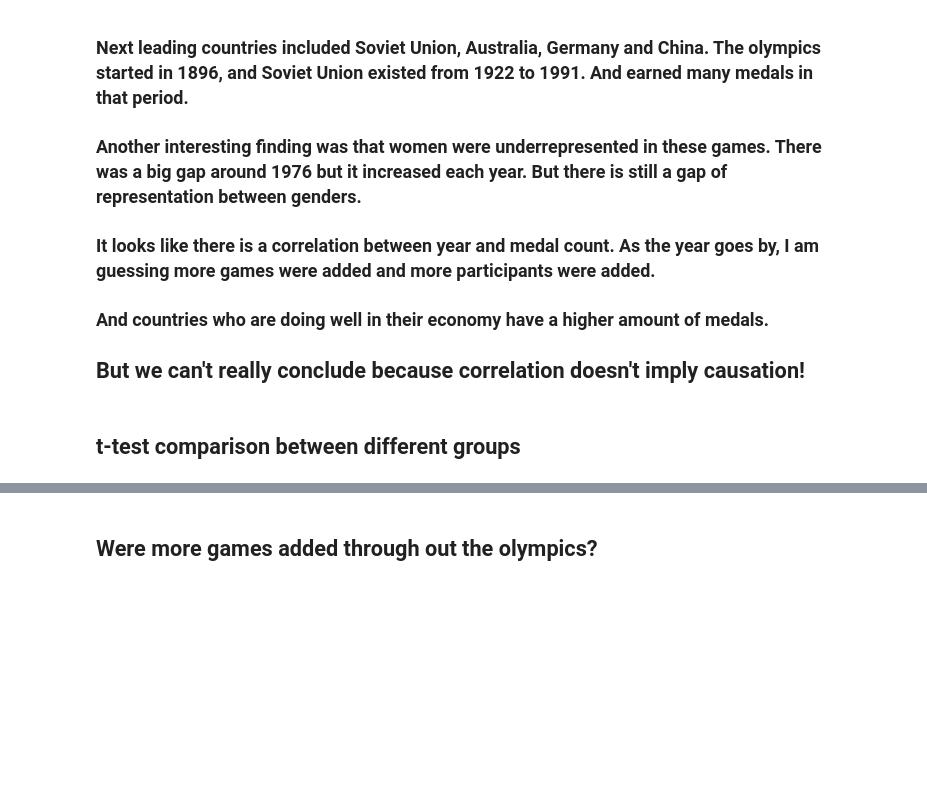
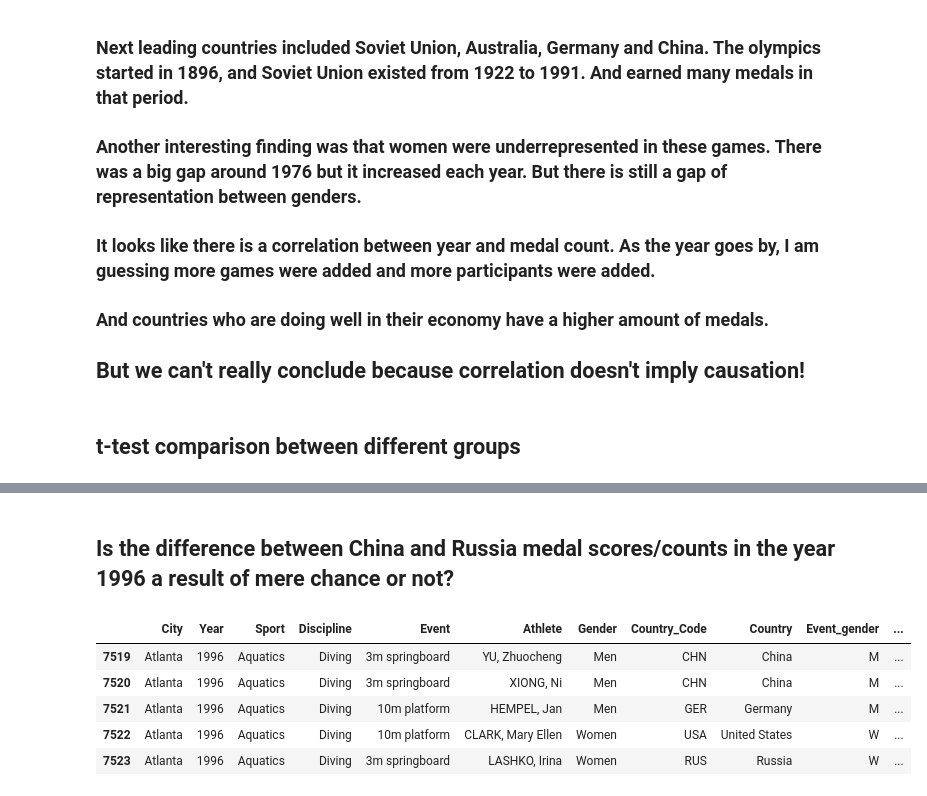
Before and after one commit to liyaSileshi/Summer-Olympics, a Jupyter notebook: notebooks/olympics.ipynb, the cells around one changed output, grey strips where cells are left out. Saved outputs shown, nothing was run; the diff lists cells and outputs as text; code cells hidden in the pictures; blank space fills up the shorter version.

```diff
--- a/notebooks/olympics.ipynb
+++ b/notebooks/olympics.ipynb
@@ -494,5 +494,16 @@ df.head()
 | 2 | Montreal | 1976.0 | Aquatics | Diving | 3m springboard | BOGGS, Philip George | Men | USA | United States | M | ... |
 | 3 | Montreal | 1976.0 | Aquatics | Diving | 3m springboard | CAGNOTTO, Giorgio Franco | Men | ITA | Italy | M | ... |
 | 4 | Montreal | 1976.0 | Aquatics | Diving | 10m platform | WILSON, Deborah Keplar | Women | USA | United States | W | ... |
-# %% [markdown]
-## Were more games added through out the olympics?
+# %% [markdown]
+## Is the difference between China and Russia medal scores/counts in the year 1996 a result of mere chance or not?
+# %%
+#new df with datas only yr 96
+y1996 = df[df.Year == 1996]
+y1996.head()
+# %% [output]
+|  | City | Year | Sport | Discipline | Event | Athlete | Gender | Country_Code | Country | Event_gender | ... |
+| 7519 | Atlanta | 1996 | Aquatics | Diving | 3m springboard | YU, Zhuocheng | Men | CHN | China | M | ... |
+| 7520 | Atlanta | 1996 | Aquatics | Diving | 3m springboard | XIONG, Ni | Men | CHN | China | M | ... |
+| 7521 | Atlanta | 1996 | Aquatics | Diving | 10m platform | HEMPEL, Jan | Men | GER | Germany | M | ... |
+| 7522 | Atlanta | 1996 | Aquatics | Diving | 10m platform | CLARK, Mary Ellen | Women | USA | United States | W | ... |
+| 7523 | Atlanta | 1996 | Aquatics | Diving | 3m springboard | LASHKO, Irina | Women | RUS | Russia | W | ... |
```
Also changed, not shown: parts of 5 cells of this notebook.
